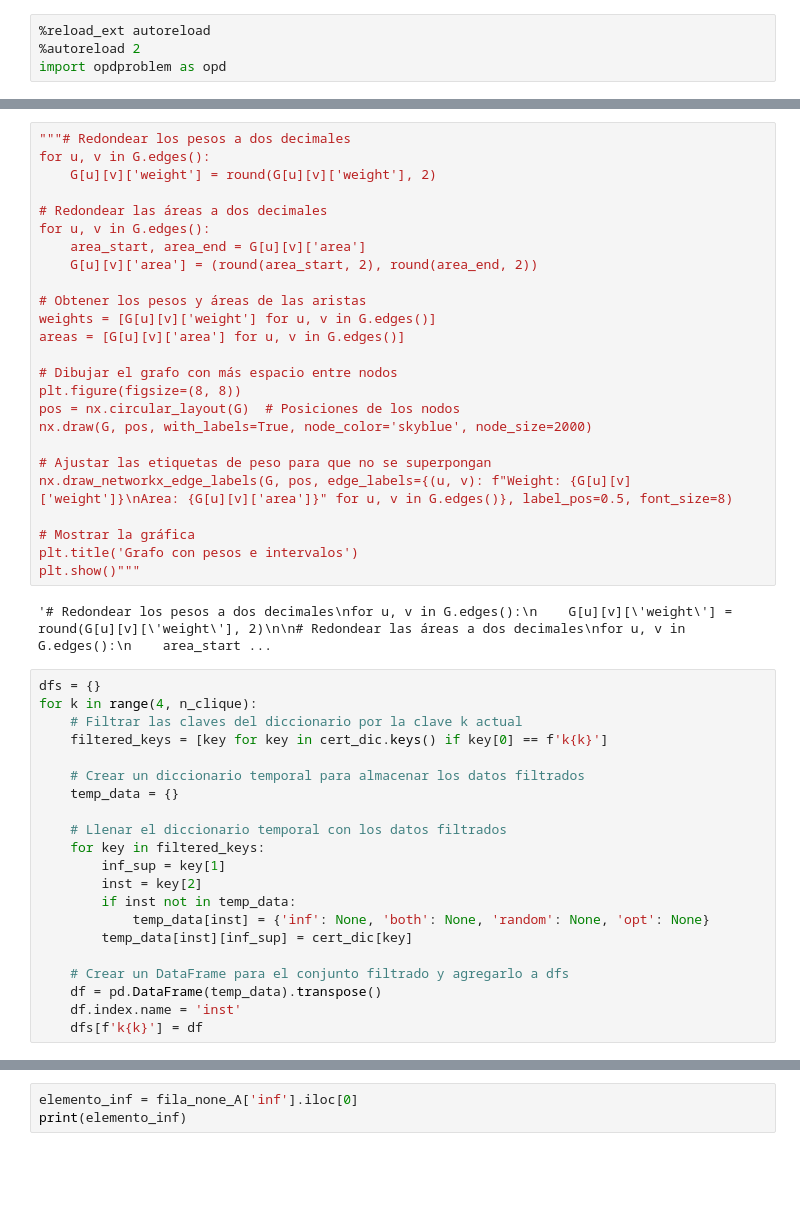
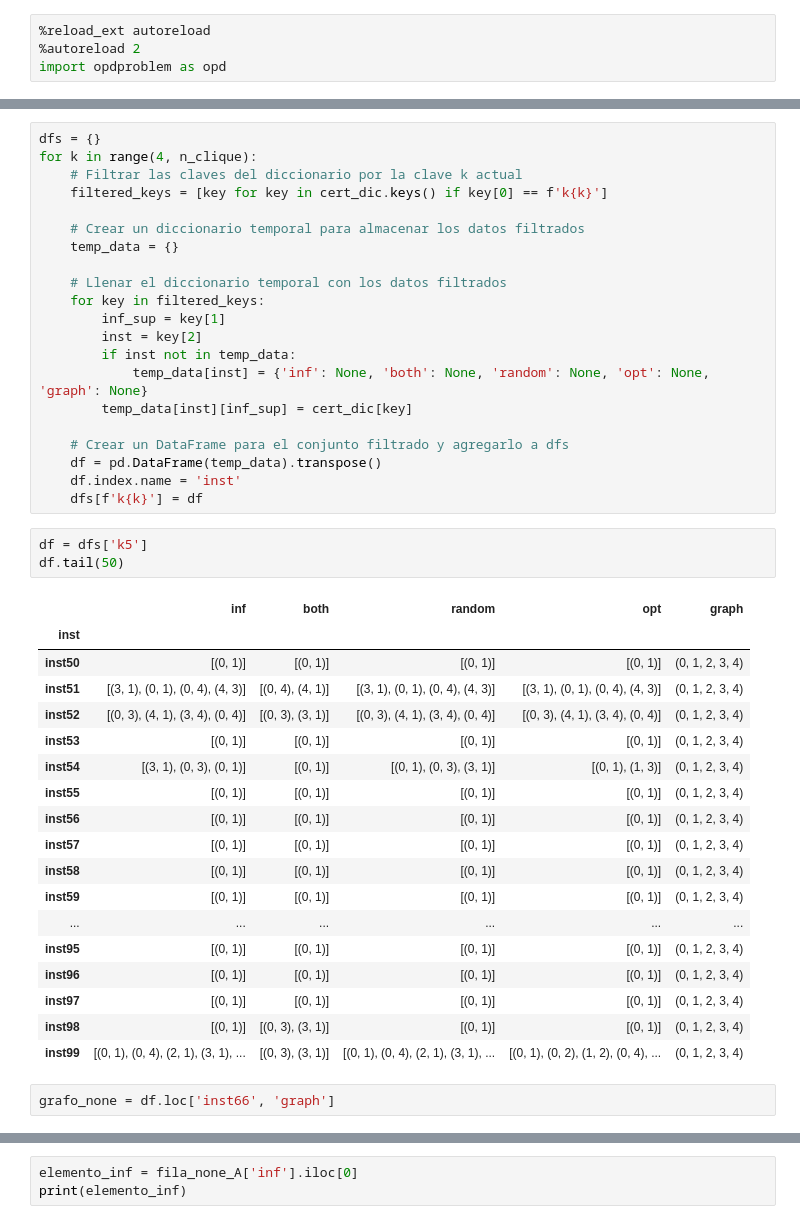
Before and after one commit to clazo2018/OPD-problem-, a Jupyter notebook: Experiments.ipynb, the cells around one changed output, grey strips where cells are left out. Saved outputs shown, nothing was run; the diff lists cells and outputs as text; blank space fills up the shorter version.

```diff
--- a/Experiments.ipynb
+++ b/Experiments.ipynb
@@ -70,30 +70,3 @@ es el grafo  k4
-# %%
-"""# Redondear los pesos a dos decimales
-for u, v in G.edges():
-    G[u][v]['weight'] = round(G[u][v]['weight'], 2)
-
-# Redondear las áreas a dos decimales
-for u, v in G.edges():
-    area_start, area_end = G[u][v]['area']
-    G[u][v]['area'] = (round(area_start, 2), round(area_end, 2))
-
-# Obtener los pesos y áreas de las aristas
-weights = [G[u][v]['weight'] for u, v in G.edges()]
-areas = [G[u][v]['area'] for u, v in G.edges()]
-
-# Dibujar el grafo con más espacio entre nodos
-plt.figure(figsize=(8, 8))
-pos = nx.circular_layout(G)  # Posiciones de los nodos
-nx.draw(G, pos, with_labels=True, node_color='skyblue', node_size=2000)
-
-# Ajustar las etiquetas de peso para que no se superpongan
-nx.draw_networkx_edge_labels(G, pos, edge_labels={(u, v): f"Weight: {G[u][v]['weight']}\nArea: {G[u][v]['area']}" for u, v in G.edges()}, label_pos=0.5, font_size=8)
-
-# Mostrar la gráfica
-plt.title('Grafo con pesos e intervalos')
-plt.show()"""
-# %% [output]
-'# Redondear los pesos a dos decimales\nfor u, v in G.edges():\n    G[u][v][\'weight\'] = round(G[u][v][\'weight\'], 2)\n\n# Redondear las áreas a dos decimales\nfor u, v in G.edges():\n    area_start ...
 # %%
 dfs = {}
 for k in range(4, n_clique):
@@ -108,10 +81,34 @@ for k in range(4, n_clique):
         inf_sup = key[1]
         inst = key[2]
         if inst not in temp_data:
-            temp_data[inst] = {'inf': None, 'both': None, 'random': None, 'opt': None}
+            temp_data[inst] = {'inf': None, 'both': None, 'random': None, 'opt': None, 'graph': None}
         temp_data[inst][inf_sup] = cert_dic[key]
 
     # Crear un DataFrame para el conjunto filtrado y agregarlo a dfs
     df = pd.DataFrame(temp_data).transpose()
     df.index.name = 'inst'
     dfs[f'k{k}'] = df
+# %%
+df = dfs['k5']
+df.tail(50)
+# %% [output]
+|  | inf | both | random | opt | graph |
+| inst |  |  |  |  |  |
+| inst50 | [(0, 1)] | [(0, 1)] | [(0, 1)] | [(0, 1)] | (0, 1, 2, 3, 4) |
+| inst51 | [(3, 1), (0, 1), (0, 4), (4, 3)] | [(0, 4), (4, 1)] | [(3, 1), (0, 1), (0, 4), (4, 3)] | [(3, 1), (0, 1), (0, 4), (4, 3)] | (0, 1, 2, 3, 4) |
+| inst52 | [(0, 3), (4, 1), (3, 4), (0, 4)] | [(0, 3), (3, 1)] | [(0, 3), (4, 1), (3, 4), (0, 4)] | [(0, 3), (4, 1), (3, 4), (0, 4)] | (0, 1, 2, 3, 4) |
+| inst53 | [(0, 1)] | [(0, 1)] | [(0, 1)] | [(0, 1)] | (0, 1, 2, 3, 4) |
+| inst54 | [(3, 1), (0, 3), (0, 1)] | [(0, 1)] | [(0, 1), (0, 3), (3, 1)] | [(0, 1), (1, 3)] | (0, 1, 2, 3, 4) |
+| inst55 | [(0, 1)] | [(0, 1)] | [(0, 1)] | [(0, 1)] | (0, 1, 2, 3, 4) |
+| inst56 | [(0, 1)] | [(0, 1)] | [(0, 1)] | [(0, 1)] | (0, 1, 2, 3, 4) |
+| inst57 | [(0, 1)] | [(0, 1)] | [(0, 1)] | [(0, 1)] | (0, 1, 2, 3, 4) |
+| inst58 | [(0, 1)] | [(0, 1)] | [(0, 1)] | [(0, 1)] | (0, 1, 2, 3, 4) |
+| inst59 | [(0, 1)] | [(0, 1)] | [(0, 1)] | [(0, 1)] | (0, 1, 2, 3, 4) |
+| ... | ... | ... | ... | ... | ... |
+| inst95 | [(0, 1)] | [(0, 1)] | [(0, 1)] | [(0, 1)] | (0, 1, 2, 3, 4) |
+| inst96 | [(0, 1)] | [(0, 1)] | [(0, 1)] | [(0, 1)] | (0, 1, 2, 3, 4) |
+| inst97 | [(0, 1)] | [(0, 1)] | [(0, 1)] | [(0, 1)] | (0, 1, 2, 3, 4) |
+| inst98 | [(0, 1)] | [(0, 3), (3, 1)] | [(0, 1)] | [(0, 1)] | (0, 1, 2, 3, 4) |
+| inst99 | [(0, 1), (0, 4), (2, 1), (3, 1), ... | [(0, 3), (3, 1)] | [(0, 1), (0, 4), (2, 1), (3, 1), ... | [(0, 1), (0, 2), (1, 2), (0, 4), ... | (0, 1, 2, 3, 4) |
+# %%
+grafo_none = df.loc['inst66', 'graph']
```
Also changed, not shown: parts of 5 cells of this notebook, 3 other files.
